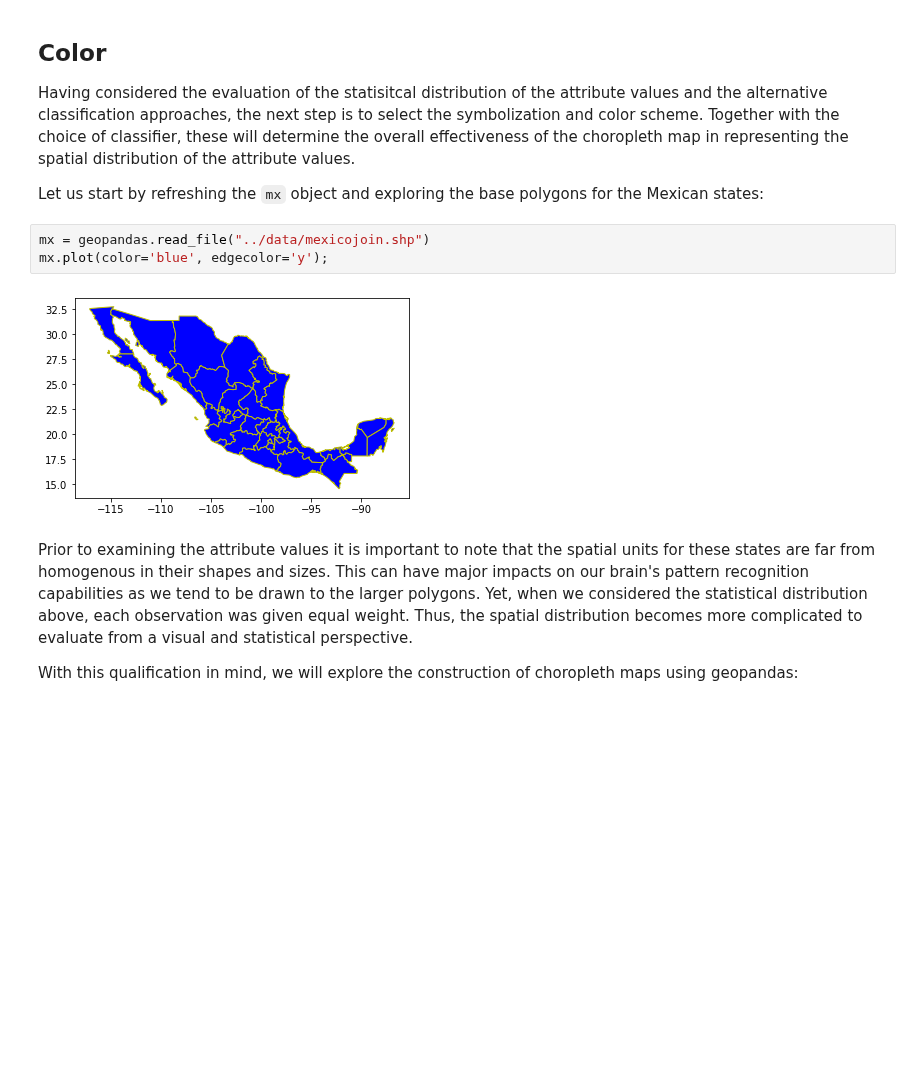
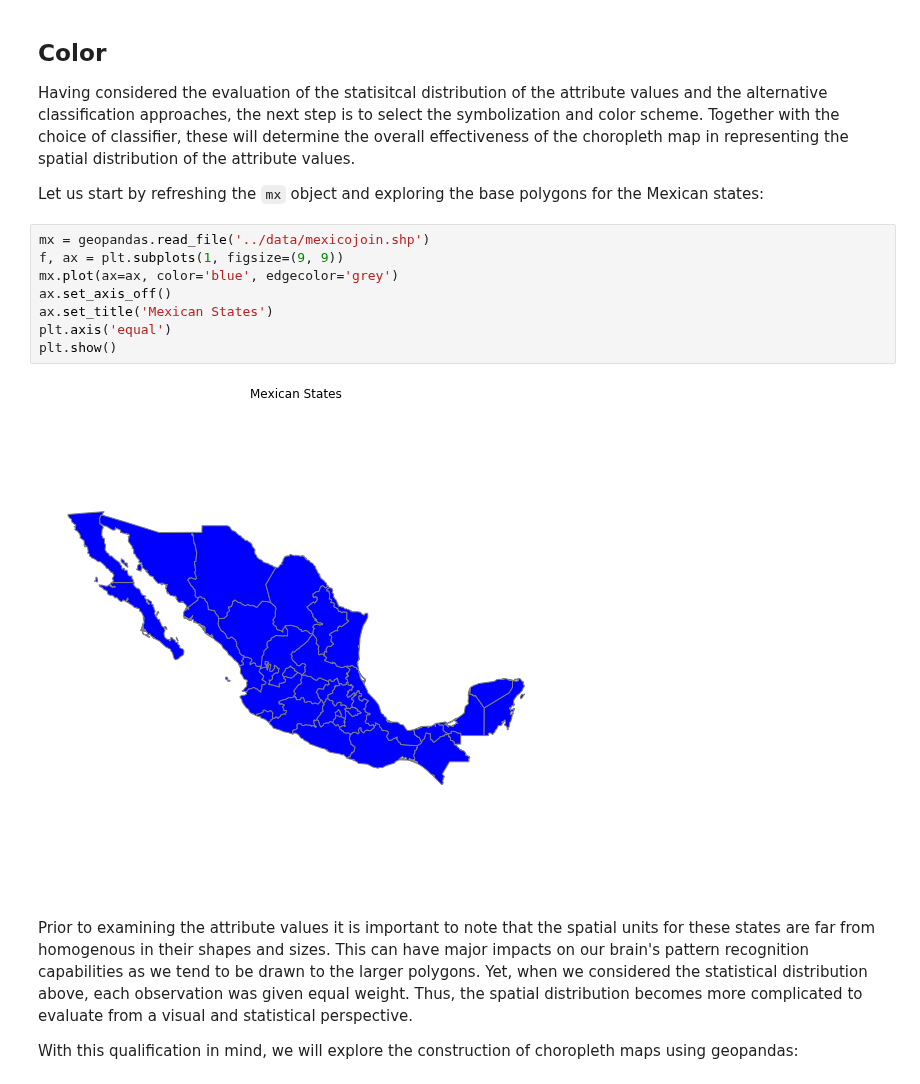
Before and after one commit to gdsbook/book, a Jupyter notebook: notebooks/05_choropleth.ipynb, the cells around one changed output. Cells and saved outputs as stored; diff of their text form; blank space fills up the shorter version.

```diff
--- a/notebooks/05_choropleth.ipynb
+++ b/notebooks/05_choropleth.ipynb
@@ -610,10 +610,15 @@ distribution of the attribute values.
 
 Let us start by refreshing the `mx` object and exploring the base polygons for the Mexican states:
 # %%
-mx = geopandas.read_file("../data/mexicojoin.shp")
-mx.plot(color='blue', edgecolor='y');
+mx = geopandas.read_file('../data/mexicojoin.shp')
+f, ax = plt.subplots(1, figsize=(9, 9))
+mx.plot(ax=ax, color='blue', edgecolor='grey')
+ax.set_axis_off()
+ax.set_title('Mexican States')
+plt.axis('equal')
+plt.show()
 # %% [output]
-[figure, old version]
+[figure, new version]
 # %% [markdown]
 Prior to examining the attribute values it is important to note that the
 spatial units for these states are far from homogenous in their shapes and
```
Also changed, not shown: parts of 13 cells of this notebook, 2 other files.
